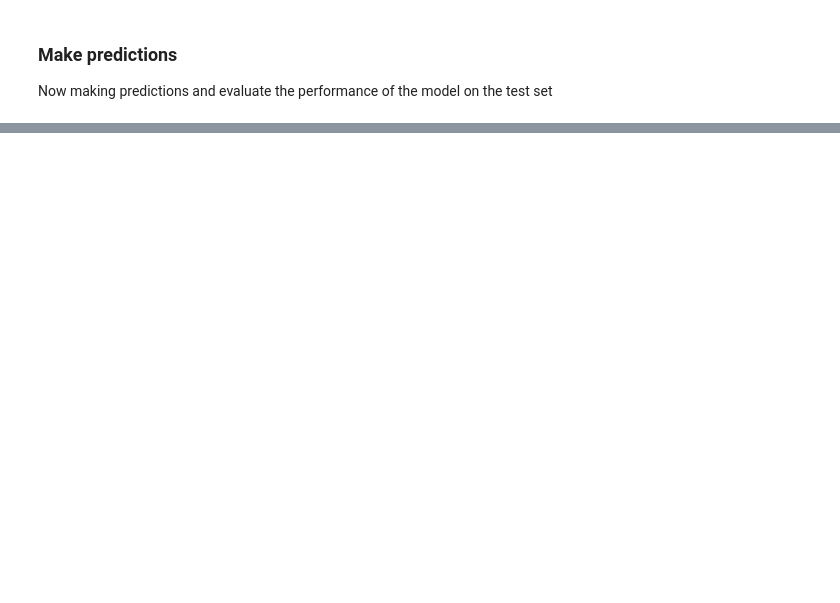
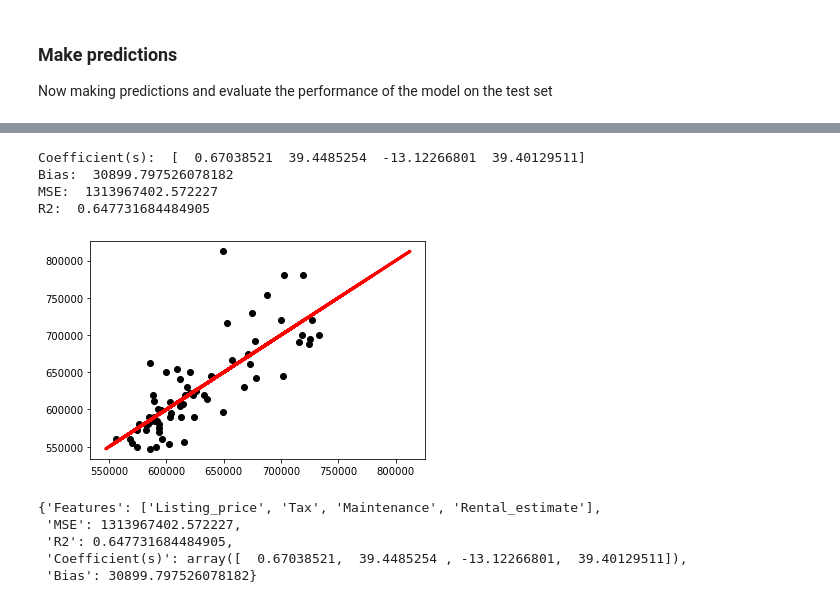
Before and after one commit to ffalohy/Toronto_listings_Part-I-Webscraping, a Jupyter notebook: Machine_Learning_project.ipynb, the cells around one changed output, grey strips where cells are left out. Saved outputs shown, nothing was run; the diff lists cells and outputs as text; code cells hidden in the pictures; blank space fills up the shorter version.

```diff
--- a/Machine_Learning_project.ipynb
+++ b/Machine_Learning_project.ipynb
@@ -244,0 +372,16 @@ Now making predictions and evaluate the performance of the model on the test set
+# %%
+dict_all = get_lr_mse_r2(df, ['Listing_price', 'Tax', 'Maintenance', 'Rental_estimate'])
+# %% [output]
+Coefficient(s):  [  0.67038521  39.4485254  -13.12266801  39.40129511]
+Bias:  30899.797526078182
+MSE:  1313967402.572227
+R2:  0.647731684484905
+[figure, added]
+# %%
+dict_all
+# %% [output]
+{'Features': ['Listing_price', 'Tax', 'Maintenance', 'Rental_estimate'],
+ 'MSE': 1313967402.572227,
+ 'R2': 0.647731684484905,
+ 'Coefficient(s)': array([  0.67038521,  39.4485254 , -13.12266801,  39.40129511]),
+ 'Bias': 30899.797526078182}
```
Also changed, not shown: parts of 32 cells of this notebook.
